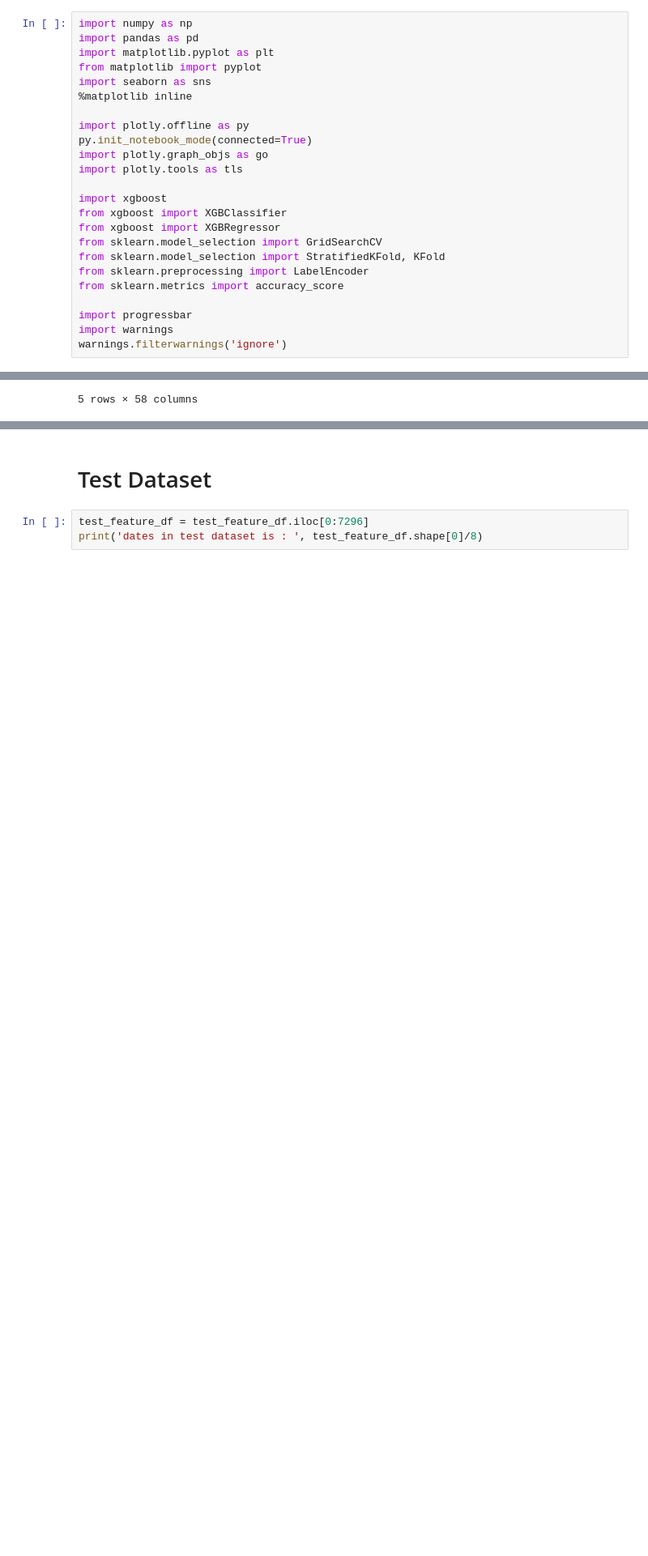
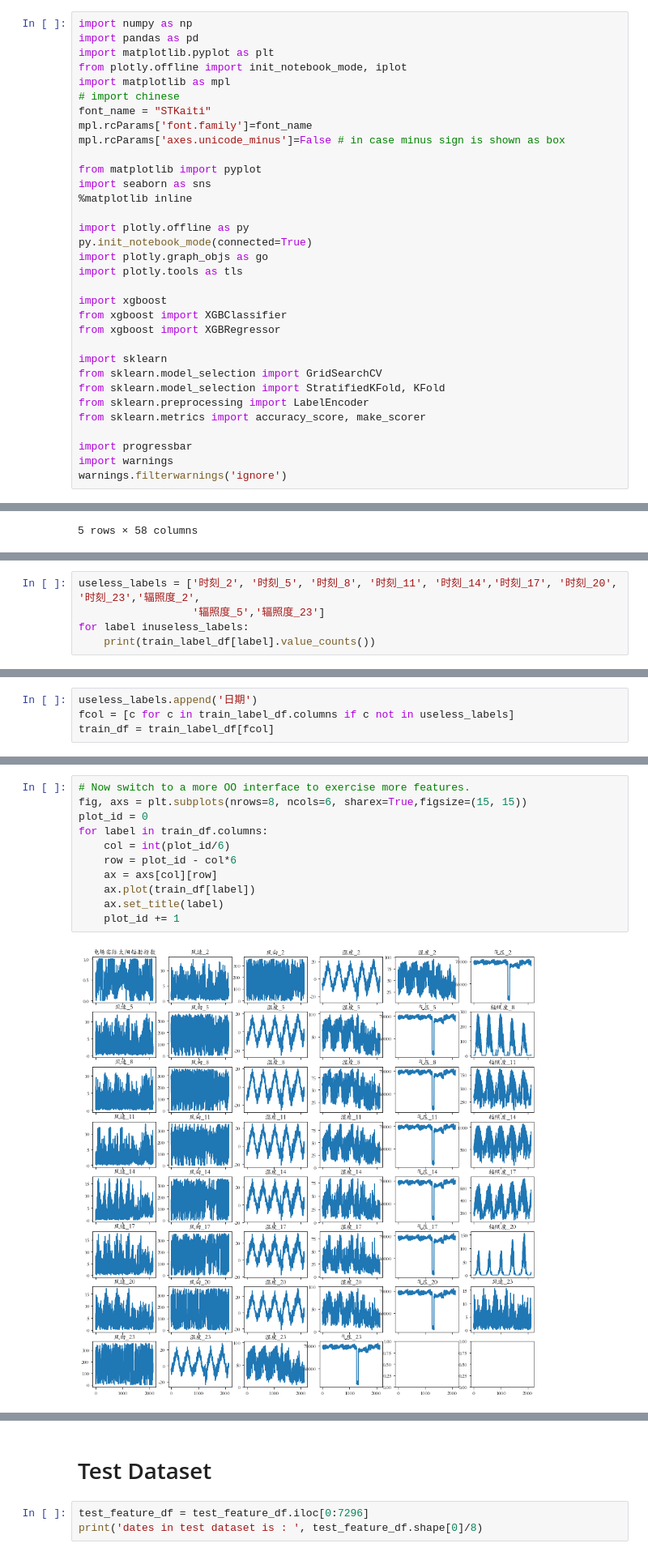
Before and after one commit to gggliuye/kaggles, a Jupyter notebook: DC_sun_radiation/SUN.ipynb, the cells around one changed output, grey strips where cells are left out. Shown at 81% size. Saved outputs shown, nothing was run; the diff lists cells and outputs as text; blank space fills up the shorter version.

```diff
--- a/DC_sun_radiation/SUN.ipynb
+++ b/DC_sun_radiation/SUN.ipynb
@@ -2,6 +2,13 @@
 import numpy as np
 import pandas as pd
 import matplotlib.pyplot as plt
+from plotly.offline import init_notebook_mode, iplot
+import matplotlib as mpl
+# import chinese
+font_name = "STKaiti"
+mpl.rcParams['font.family']=font_name
+mpl.rcParams['axes.unicode_minus']=False # in case minus sign is shown as box
+
 from matplotlib import pyplot
 import seaborn as sns
 %matplotlib inline
@@ -14,10 +21,12 @@ import plotly.tools as tls
 import xgboost
 from xgboost import XGBClassifier
 from xgboost import XGBRegressor
+
+import sklearn
 from sklearn.model_selection import GridSearchCV
 from sklearn.model_selection import StratifiedKFold, KFold
 from sklearn.preprocessing import LabelEncoder
-from sklearn.metrics import accuracy_score
+from sklearn.metrics import accuracy_score, make_scorer
 
 import progressbar
 import warnings
@@ -233,0 +113,5 @@ Best: -0.167258 using {'n_estimators': 100, 'max_depth': 2}
+# %%
+useless_labels = ['时刻_2', '时刻_5', '时刻_8', '时刻_11', '时刻_14','时刻_17', '时刻_20', '时刻_23','辐照度_2',
+                  '辐照度_5','辐照度_23']
+for label inuseless_labels:
+    print(train_label_df[label].value_counts())
@@ -233,0 +136,4 @@ Best: -0.167258 using {'n_estimators': 100, 'max_depth': 2}
+# %%
+useless_labels.append('日期')
+fcol = [c for c in train_label_df.columns if c not in useless_labels]
+train_df = train_label_df[fcol]
@@ -233,0 +142,13 @@ Best: -0.167258 using {'n_estimators': 100, 'max_depth': 2}
+# %%
+# Now switch to a more OO interface to exercise more features.
+fig, axs = plt.subplots(nrows=8, ncols=6, sharex=True,figsize=(15, 15))
+plot_id = 0
+for label in train_df.columns:
+    col = int(plot_id/6)
+    row = plot_id - col*6
+    ax = axs[col][row]
+    ax.plot(train_df[label])
+    ax.set_title(label)
+    plot_id += 1
+# %% [output]
+[figure, added]
```
Also changed, not shown: parts of 68 cells of this notebook.
